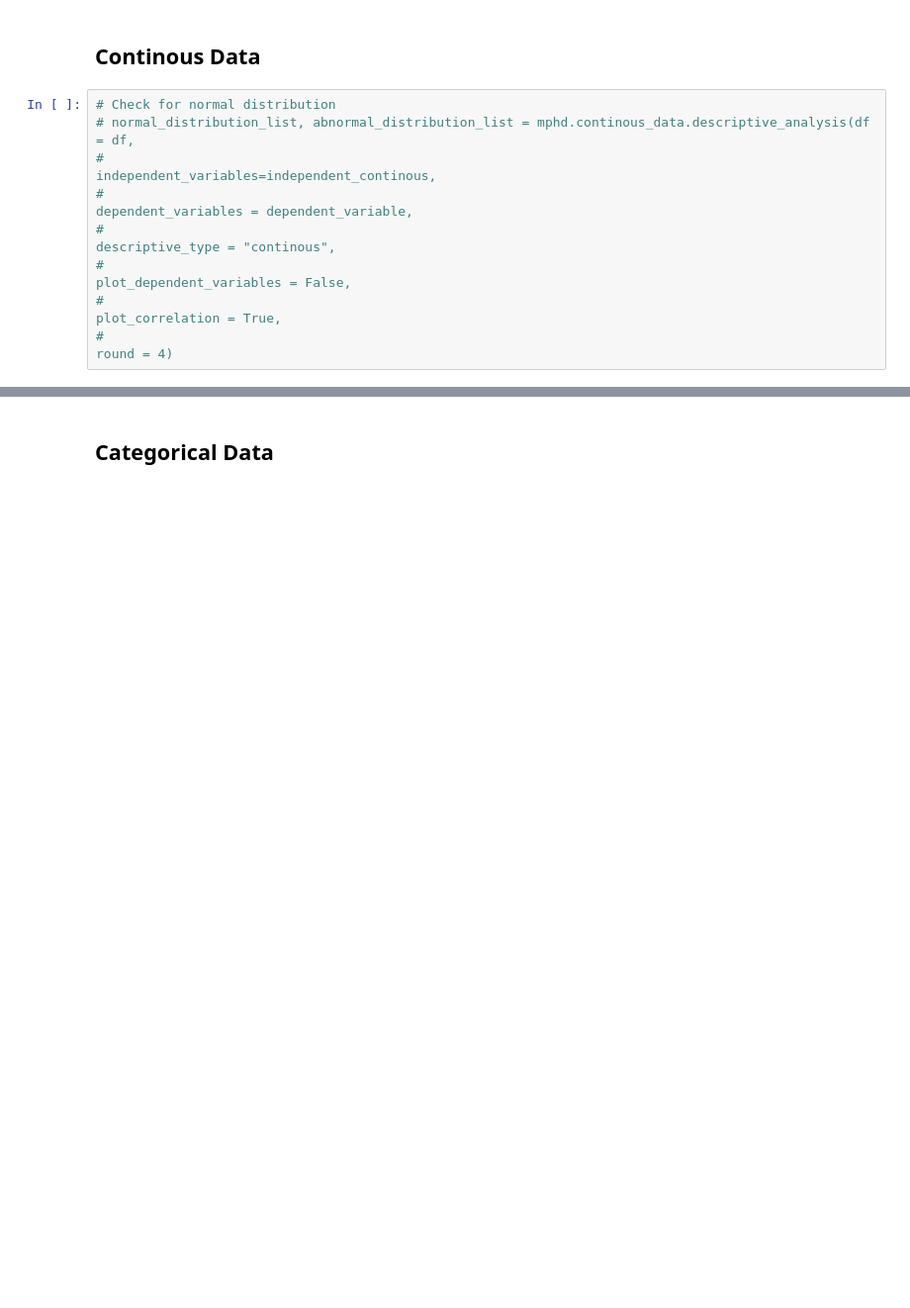
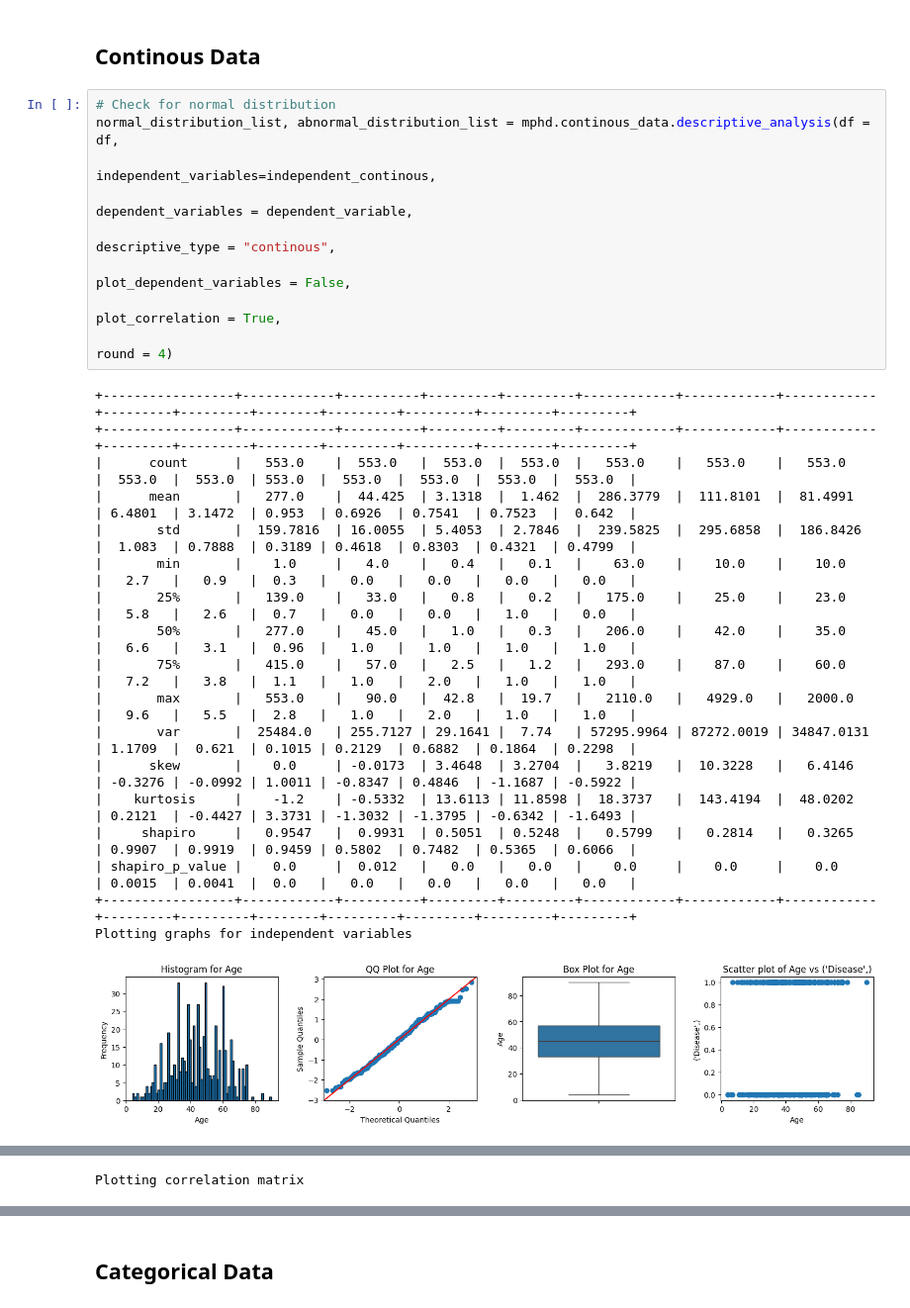
Before and after one commit to WH0102/7046_mphd, a Jupyter notebook: 22110451_assignment_4/assignment_4.ipynb, the cells around one changed output, grey strips where cells are left out. Shown at 99% size. Cells and saved outputs as stored; diff of their text form; blank space fills up the shorter version.

```diff
--- a/22110451_assignment_4/assignment_4.ipynb
+++ b/22110451_assignment_4/assignment_4.ipynb
@@ -135,10 +224,29 @@ For imputation, despite the logic of how AGR being calculated, there is a lot of
 ## Continous Data
 # %%
 # Check for normal distribution
-# normal_distribution_list, abnormal_distribution_list = mphd.continous_data.descriptive_analysis(df = df,
-#                                                                                                 independent_variables=independent_continous,
-#                                                                                                 dependent_variables = dependent_variable,
-#                                                                                                 descriptive_type = "continous",
-#                                                                                                 plot_dependent_variables = False,
-#                                                                                                 plot_correlation = True,
-#                                                                                                 round = 4)
+normal_distribution_list, abnormal_distribution_list = mphd.continous_data.descriptive_analysis(df = df,
+                                                                                                independent_variables=independent_continous,
+                                                                                                dependent_variables = dependent_variable,
+                                                                                                descriptive_type = "continous",
+                                                                                                plot_dependent_variables = False,
+                                                                                                plot_correlation = True,
+                                                                                                round = 4)
+# %% [output]
++-----------------+------------+----------+---------+---------+------------+------------+------------+---------+---------+--------+---------+---------+---------+---------+
++-----------------+------------+----------+---------+---------+------------+------------+------------+---------+---------+--------+---------+---------+---------+---------+
+|      count      |   553.0    |  553.0   |  553.0  |  553.0  |   553.0    |   553.0    |   553.0    |  553.0  |  553.0  | 553.0  |  553.0  |  553.0  |  553.0  |  553.0  |
+|      mean       |   277.0    |  44.425  | 3.1318  |  1.462  |  286.3779  |  111.8101  |  81.4991   | 6.4801  | 3.1472  | 0.953  | 0.6926  | 0.7541  | 0.7523  |  0.642  |
+|       std       |  159.7816  | 16.0055  | 5.4053  | 2.7846  |  239.5825  |  295.6858  |  186.8426  |  1.083  | 0.7888  | 0.3189 | 0.4618  | 0.8303  | 0.4321  | 0.4799  |
+|       min       |    1.0     |   4.0    |   0.4   |   0.1   |    63.0    |    10.0    |    10.0    |   2.7   |   0.9   |  0.3   |   0.0   |   0.0   |   0.0   |   0.0   |
+|       25%       |   139.0    |   33.0   |   0.8   |   0.2   |   175.0    |    25.0    |    23.0    |   5.8   |   2.6   |  0.7   |   0.0   |   0.0   |   1.0   |   0.0   |
+|       50%       |   277.0    |   45.0   |   1.0   |   0.3   |   206.0    |    42.0    |    35.0    |   6.6   |   3.1   |  0.96  |   1.0   |   1.0   |   1.0   |   1.0   |
+|       75%       |   415.0    |   57.0   |   2.5   |   1.2   |   293.0    |    87.0    |    60.0    |   7.2   |   3.8   |  1.1   |   1.0   |   2.0   |   1.0   |   1.0   |
+|       max       |   553.0    |   90.0   |  42.8   |  19.7   |   2110.0   |   4929.0   |   2000.0   |   9.6   |   5.5   |  2.8   |   1.0   |   2.0   |   1.0   |   1.0   |
+|       var       |  25484.0   | 255.7127 | 29.1641 |  7.74   | 57295.9964 | 87272.0019 | 34847.0131 | 1.1709  |  0.621  | 0.1015 | 0.2129  | 0.6882  | 0.1864  | 0.2298  |
+|      skew       |    0.0     | -0.0173  | 3.4648  | 3.2704  |   3.8219   |  10.3228   |   6.4146   | -0.3276 | -0.0992 | 1.0011 | -0.8347 | 0.4846  | -1.1687 | -0.5922 |
+|    kurtosis     |    -1.2    | -0.5332  | 13.6113 | 11.8598 |  18.3737   |  143.4194  |  48.0202   | 0.2121  | -0.4427 | 3.3731 | -1.3032 | -1.3795 | -0.6342 | -1.6493 |
+|     shapiro     |   0.9547   |  0.9931  | 0.5051  | 0.5248  |   0.5799   |   0.2814   |   0.3265   | 0.9907  | 0.9919  | 0.9459 | 0.5802  | 0.7482  | 0.5365  | 0.6066  |
+| shapiro_p_value |    0.0     |  0.012   |   0.0   |   0.0   |    0.0     |    0.0     |    0.0     | 0.0015  | 0.0041  |  0.0   |   0.0   |   0.0   |   0.0   |   0.0   |
++-----------------+------------+----------+---------+---------+------------+------------+------------+---------+---------+--------+---------+---------+---------+---------+
+Plotting graphs for independent variables
+[figure, added]
@@ -144,0 +261 @@ For imputation, despite the logic of how AGR being calculated, there is a lot of
+Plotting correlation matrix
```
Also changed, not shown: parts of 19 cells of this notebook, 2 other files.
